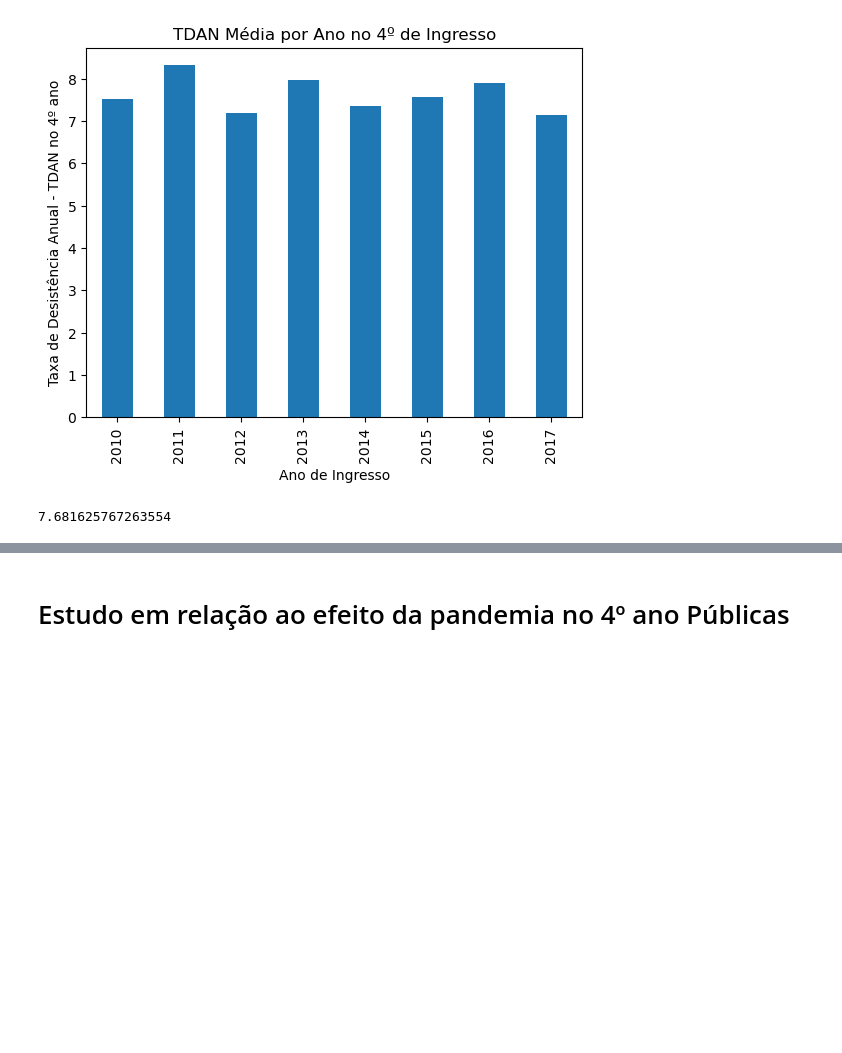
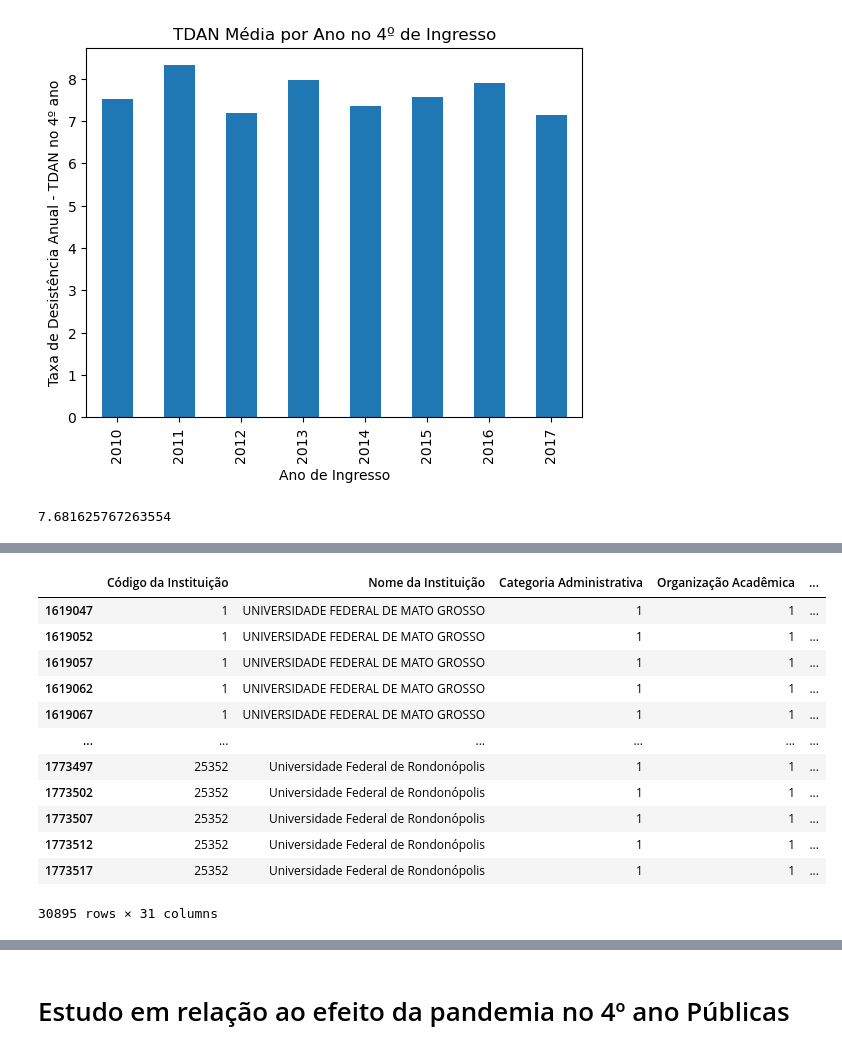
Before and after one commit to tcc-drtm-univesp/analise-dados-evasao, a Jupyter notebook: notebooks/Efeito da Pandemia.ipynb, the cells around one changed output, grey strips where cells are left out. Saved outputs shown, nothing was run; the diff lists cells and outputs as text; code cells hidden in the pictures; blank space fills up the shorter version.

```diff
--- a/notebooks/Efeito da Pandemia.ipynb
+++ b/notebooks/Efeito da Pandemia.ipynb
@@ -72,0 +137,17 @@ desistencia_media_por_turma_ingresso[:-1].mean()
+# %%
+df4_ano_ingresso2017 = df_4ano[df_4ano['Ano de Ingresso'] == 2017]
+df4_ano_ingresso2017
+# %% [output]
+|  | Código da Instituição | Nome da Instituição | Categoria Administrativa | Organização Acadêmica | ... |
+| 1619047 | 1 | UNIVERSIDADE FEDERAL DE MATO GROSSO | 1 | 1 | ... |
+| 1619052 | 1 | UNIVERSIDADE FEDERAL DE MATO GROSSO | 1 | 1 | ... |
+| 1619057 | 1 | UNIVERSIDADE FEDERAL DE MATO GROSSO | 1 | 1 | ... |
+| 1619062 | 1 | UNIVERSIDADE FEDERAL DE MATO GROSSO | 1 | 1 | ... |
+| 1619067 | 1 | UNIVERSIDADE FEDERAL DE MATO GROSSO | 1 | 1 | ... |
+| ... | ... | ... | ... | ... | ... |
+| 1773497 | 25352 | Universidade Federal de Rondonópolis | 1 | 1 | ... |
+| 1773502 | 25352 | Universidade Federal de Rondonópolis | 1 | 1 | ... |
+| 1773507 | 25352 | Universidade Federal de Rondonópolis | 1 | 1 | ... |
+| 1773512 | 25352 | Universidade Federal de Rondonópolis | 1 | 1 | ... |
+| 1773517 | 25352 | Universidade Federal de Rondonópolis | 1 | 1 | ... |
+30895 rows × 31 columns
```
Also changed, not shown: parts of 125 cells of this notebook, 1 other file.
